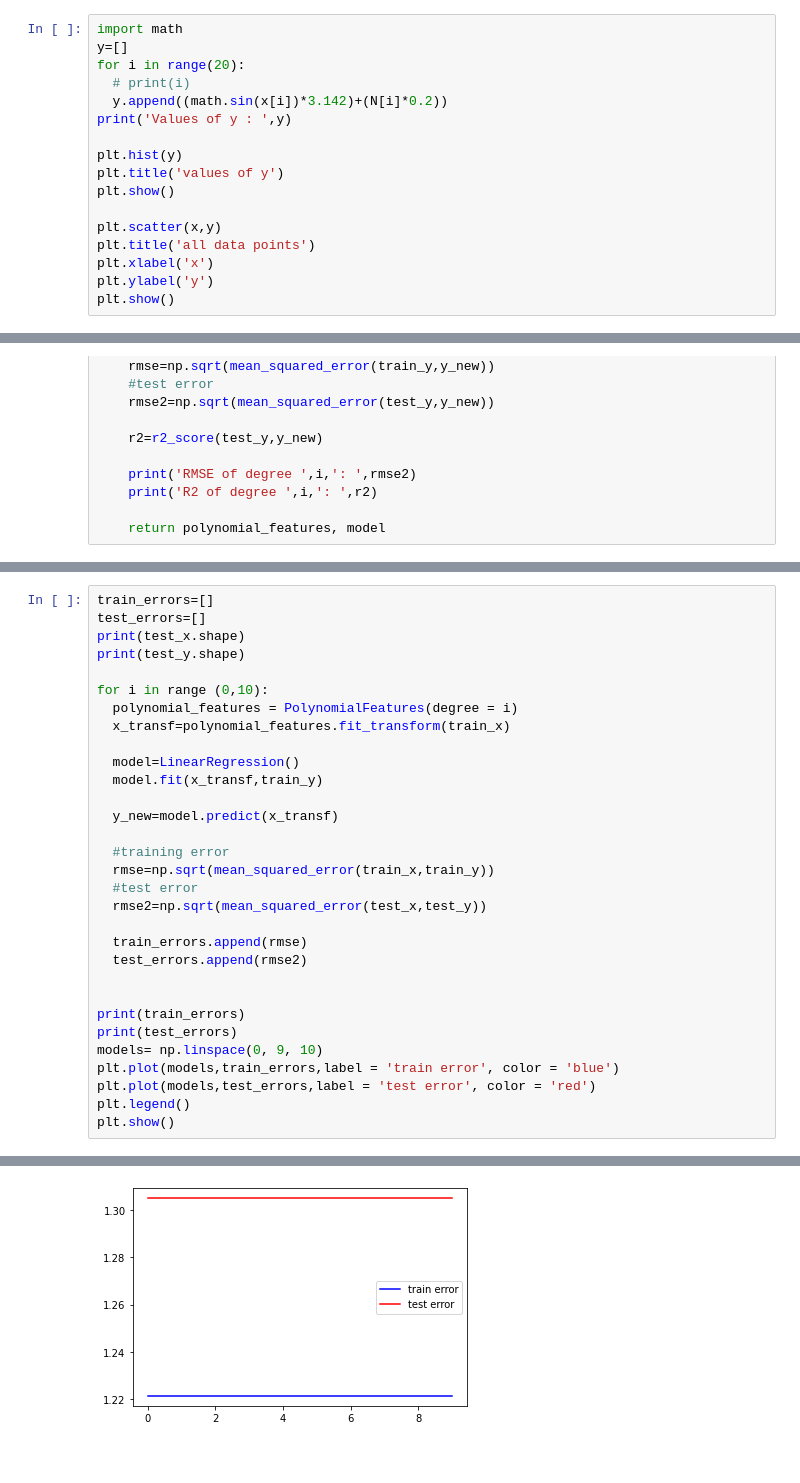
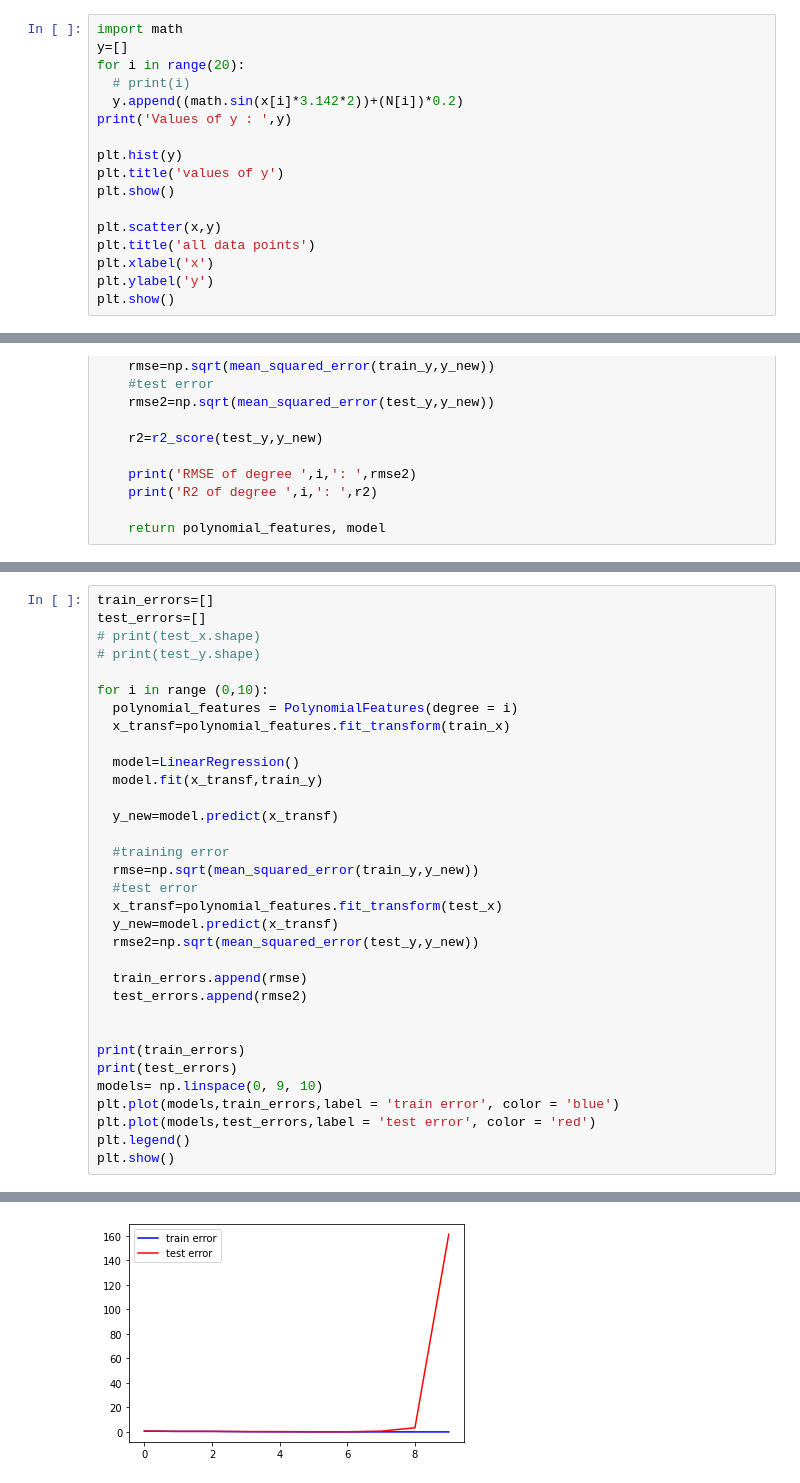
Before and after one commit to rohanmandrekar/overfitting-using-higher-order-linear-regression, a Jupyter notebook: overfitting.ipynb, the cells around one changed output, grey strips where cells are left out. Saved outputs shown, nothing was run; the diff lists cells and outputs as text.

```diff
--- a/overfitting.ipynb
+++ b/overfitting.ipynb
@@ -32,7 +32,7 @@ import math
 y=[]
 for i in range(20):
   # print(i)
-  y.append((math.sin(x[i])*3.142)+(N[i]*0.2))
+  y.append((math.sin(x[i]*3.142*2))+(N[i])*0.2)
 print('Values of y : ',y)
 
 plt.hist(y)
@@ -240,8 +239,8 @@ plt.show()
 # %%
 train_errors=[]
 test_errors=[]
-print(test_x.shape)
-print(test_y.shape)
+# print(test_x.shape)
+# print(test_y.shape)
 
 for i in range (0,10):
   polynomial_features = PolynomialFeatures(degree = i)
@@ -253,9 +252,11 @@ for i in range (0,10):
   y_new=model.predict(x_transf)
 
   #training error
-  rmse=np.sqrt(mean_squared_error(train_x,train_y))
+  rmse=np.sqrt(mean_squared_error(train_y,y_new))
   #test error
-  rmse2=np.sqrt(mean_squared_error(test_x,test_y))
+  x_transf=polynomial_features.fit_transform(test_x)
+  y_new=model.predict(x_transf)
+  rmse2=np.sqrt(mean_squared_error(test_y,y_new))
 
   train_errors.append(rmse)
   test_errors.append(rmse2)
@@ -276 +275 @@ plt.show()
-[figure, old version]
+[figure, new version]
```
Also changed, not shown: parts of 7 cells of this notebook.
